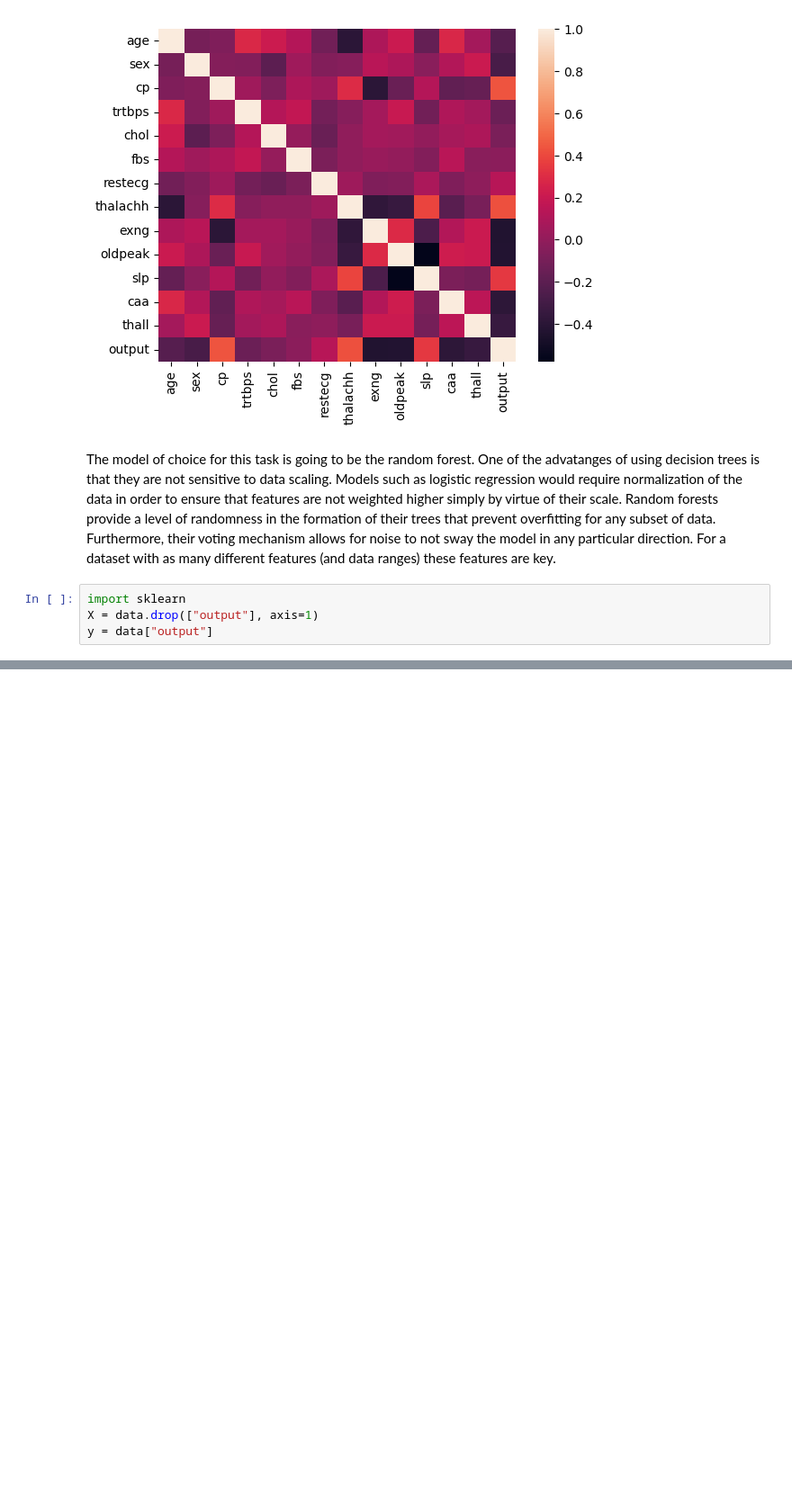
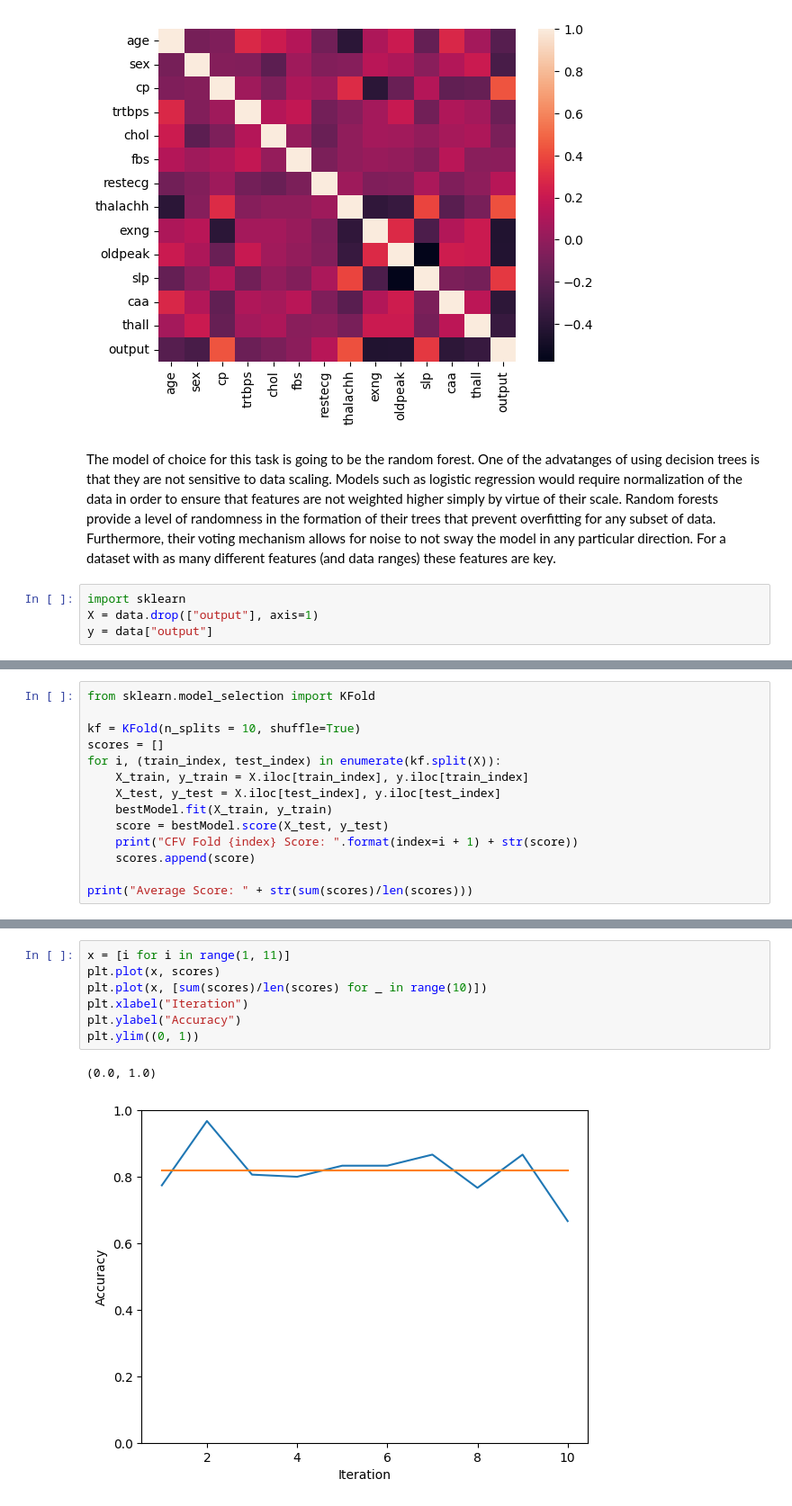
Before and after one commit to james-stautler/CSCA-5622-final-project, a Jupyter notebook: HeartAttack.ipynb, the cells around one changed output, grey strips where cells are left out. Shown at 90% size. Saved outputs shown, nothing was run; the diff lists cells and outputs as text; blank space fills up the shorter version.

Commit message:
Finished results graph

```diff
--- a/HeartAttack.ipynb
+++ b/HeartAttack.ipynb
@@ -82,0 +123,14 @@ def getCrossValidationAccuracy(X, y, k = 5):
+# %%
+from sklearn.model_selection import KFold
+
+kf = KFold(n_splits = 10, shuffle=True)
+scores = []
+for i, (train_index, test_index) in enumerate(kf.split(X)):
+    X_train, y_train = X.iloc[train_index], y.iloc[train_index]
+    X_test, y_test = X.iloc[test_index], y.iloc[test_index]
+    bestModel.fit(X_train, y_train)
+    score = bestModel.score(X_test, y_test)
+    print("CFV Fold {index} Score: ".format(index=i + 1) + str(score))
+    scores.append(score)
+
+print("Average Score: " + str(sum(scores)/len(scores)))
@@ -82,0 +149,10 @@ def getCrossValidationAccuracy(X, y, k = 5):
+# %%
+x = [i for i in range(1, 11)]
+plt.plot(x, scores)
+plt.plot(x, [sum(scores)/len(scores) for _ in range(10)])
+plt.xlabel("Iteration")
+plt.ylabel("Accuracy")
+plt.ylim((0, 1))
+# %% [output]
+(0.0, 1.0)
+[figure, added]
```
Also changed, not shown: parts of 4 cells of this notebook.
